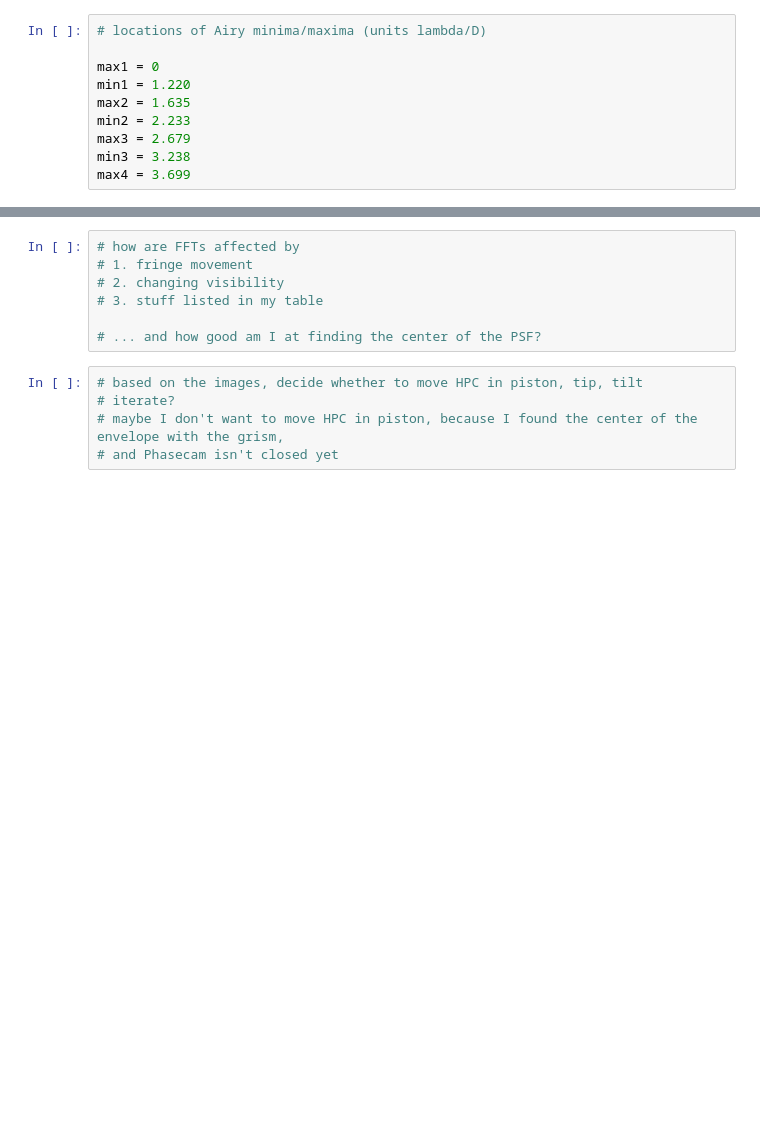
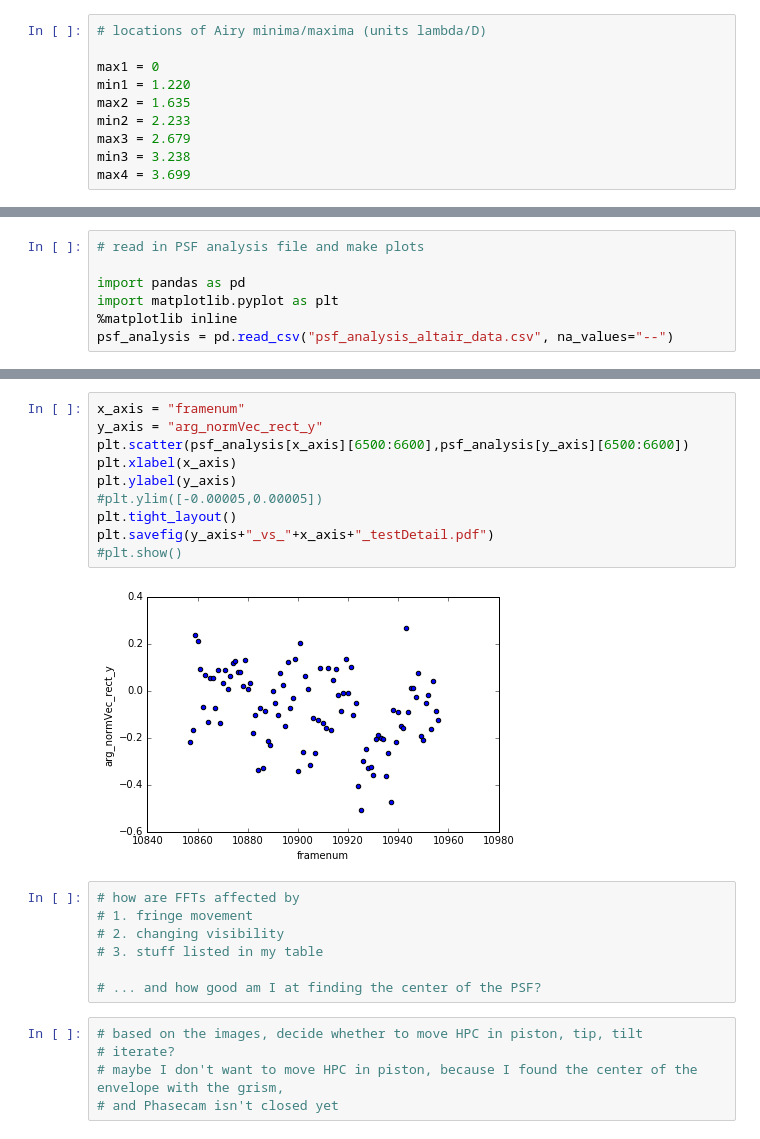
Before and after one commit to mwanakijiji/lbti_fizeau_control, a Jupyter notebook: testing_making_set_masks.ipynb, the cells around one changed output, grey strips where cells are left out. Cells and saved outputs as stored; diff of their text form; blank space fills up the shorter version.

```diff
--- a/testing_making_set_masks.ipynb
+++ b/testing_making_set_masks.ipynb
@@ -309,0 +483,7 @@ NameError: name 'fft_img' is not defined
+# %%
+# read in PSF analysis file and make plots
+
+import pandas as pd
+import matplotlib.pyplot as plt
+%matplotlib inline
+psf_analysis = pd.read_csv("psf_analysis_altair_data.csv", na_values="--")
@@ -310,3 +527,15 @@ NameError: name 'fft_img' is not defined
+# %%
+x_axis = "framenum"
+y_axis = "arg_normVec_rect_y"
+plt.scatter(psf_analysis[x_axis][6500:6600],psf_analysis[y_axis][6500:6600])
+plt.xlabel(x_axis)
+plt.ylabel(y_axis)
+#plt.ylim([-0.00005,0.00005])
+plt.tight_layout()
+plt.savefig(y_axis+"_vs_"+x_axis+"_testDetail.pdf")
+#plt.show()
+# %% [output]
+[figure, added]
 # %%
 # how are FFTs affected by
 # 1. fringe movement
```
Also changed, not shown: parts of 16 cells of this notebook.
